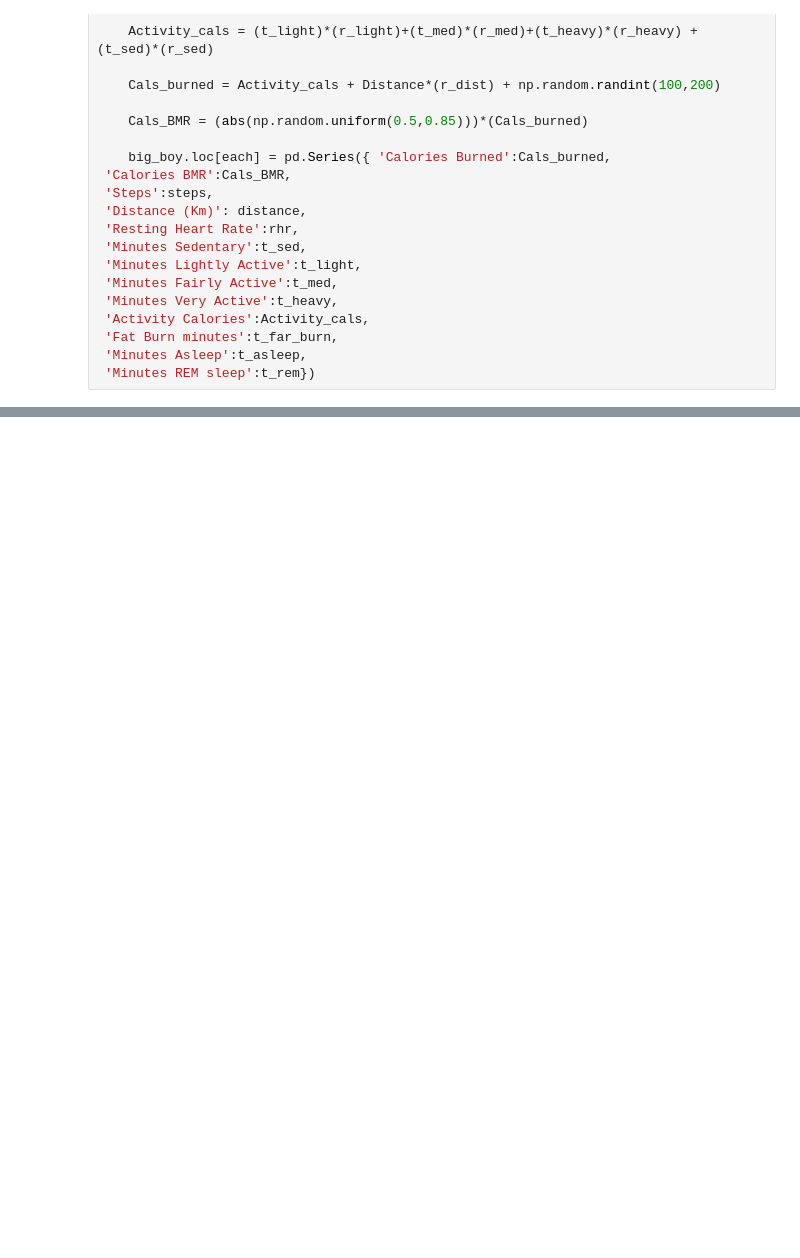
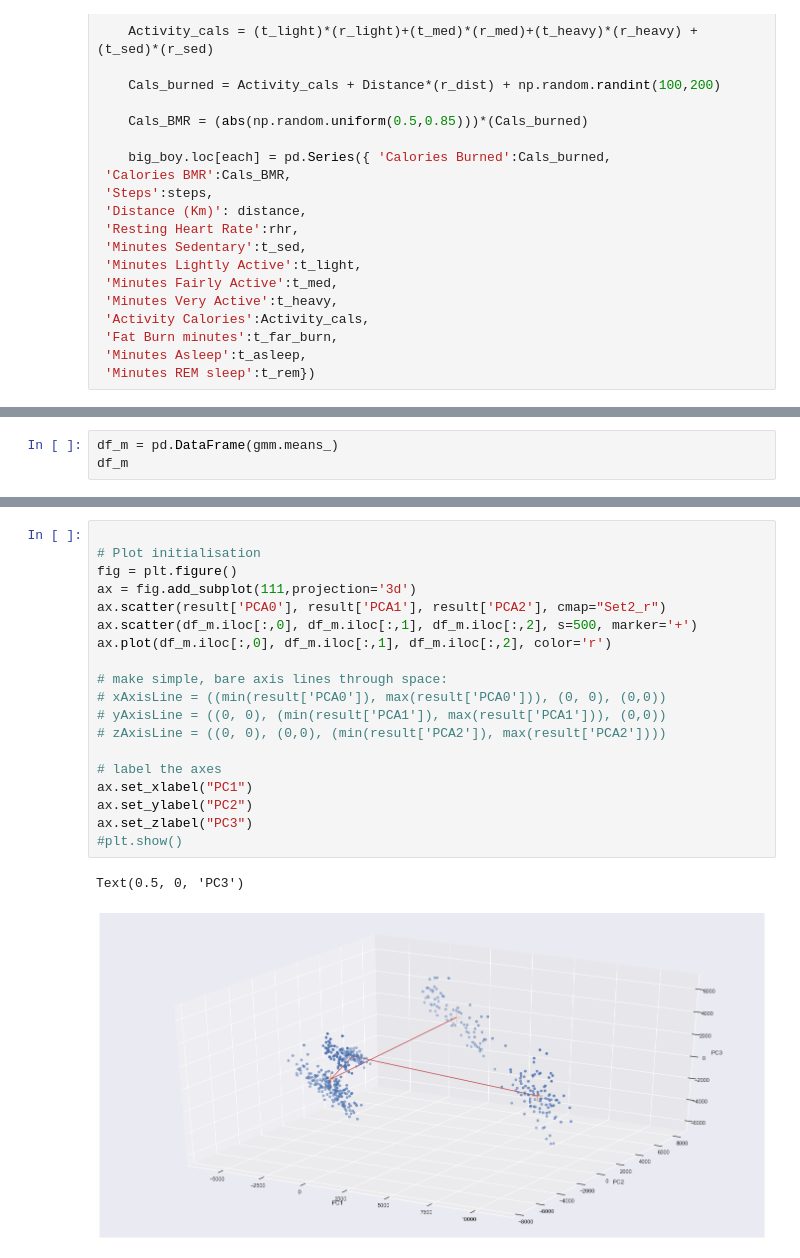
Before and after one commit to HumamShwaikh/uOttahack20, a Jupyter notebook: PythonWork/Iamagod.ipynb, the cells around one changed output, grey strips where cells are left out. Cells and saved outputs as stored; diff of their text form; blank space fills up the shorter version.

```diff
--- a/PythonWork/Iamagod.ipynb
+++ b/PythonWork/Iamagod.ipynb
@@ -466,0 +485,3 @@ Text(0.5, 0, 'PC3')
+# %%
+df_m = pd.DataFrame(gmm.means_)
+df_m
@@ -466,0 +500,22 @@ Text(0.5, 0, 'PC3')
+# %%
+
+# Plot initialisation
+fig = plt.figure()
+ax = fig.add_subplot(111,projection='3d')
+ax.scatter(result['PCA0'], result['PCA1'], result['PCA2'], cmap="Set2_r")
+ax.scatter(df_m.iloc[:,0], df_m.iloc[:,1], df_m.iloc[:,2], s=500, marker='+')
+ax.plot(df_m.iloc[:,0], df_m.iloc[:,1], df_m.iloc[:,2], color='r')
+
+# make simple, bare axis lines through space:
+# xAxisLine = ((min(result['PCA0']), max(result['PCA0'])), (0, 0), (0,0))
+# yAxisLine = ((0, 0), (min(result['PCA1']), max(result['PCA1'])), (0,0))
+# zAxisLine = ((0, 0), (0,0), (min(result['PCA2']), max(result['PCA2'])))
+
+# label the axes
+ax.set_xlabel("PC1")
+ax.set_ylabel("PC2")
+ax.set_zlabel("PC3")
+#plt.show()
+# %% [output]
+Text(0.5, 0, 'PC3')
+[figure, added]
```
Also changed, not shown: parts of 13 cells of this notebook, 3 other files.
